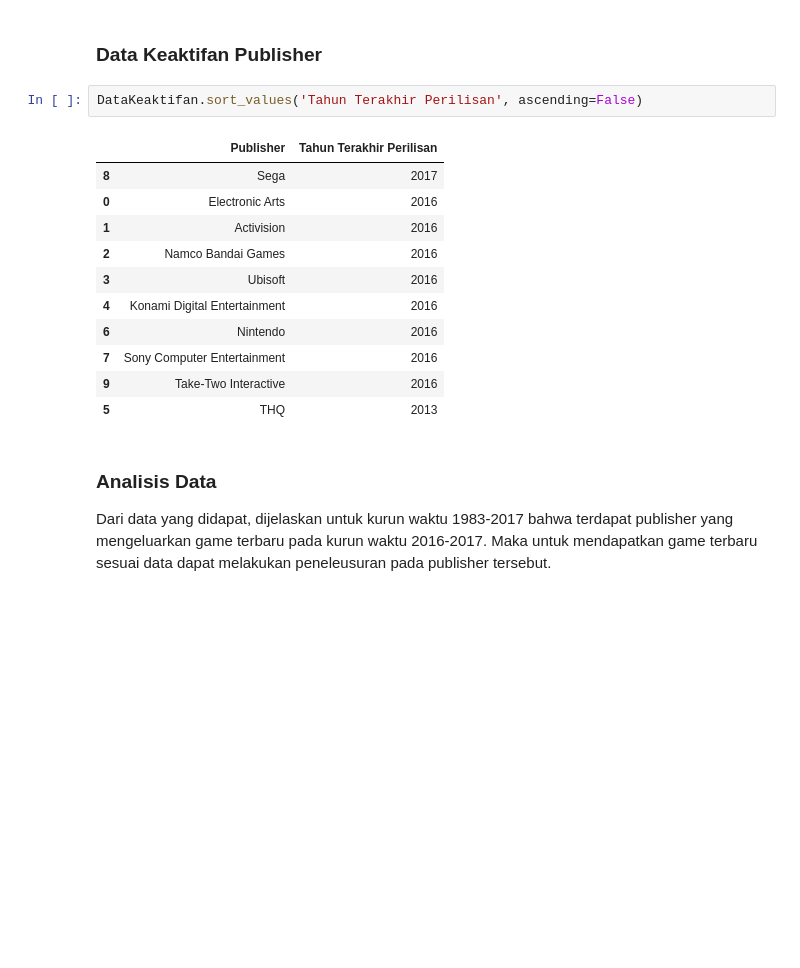
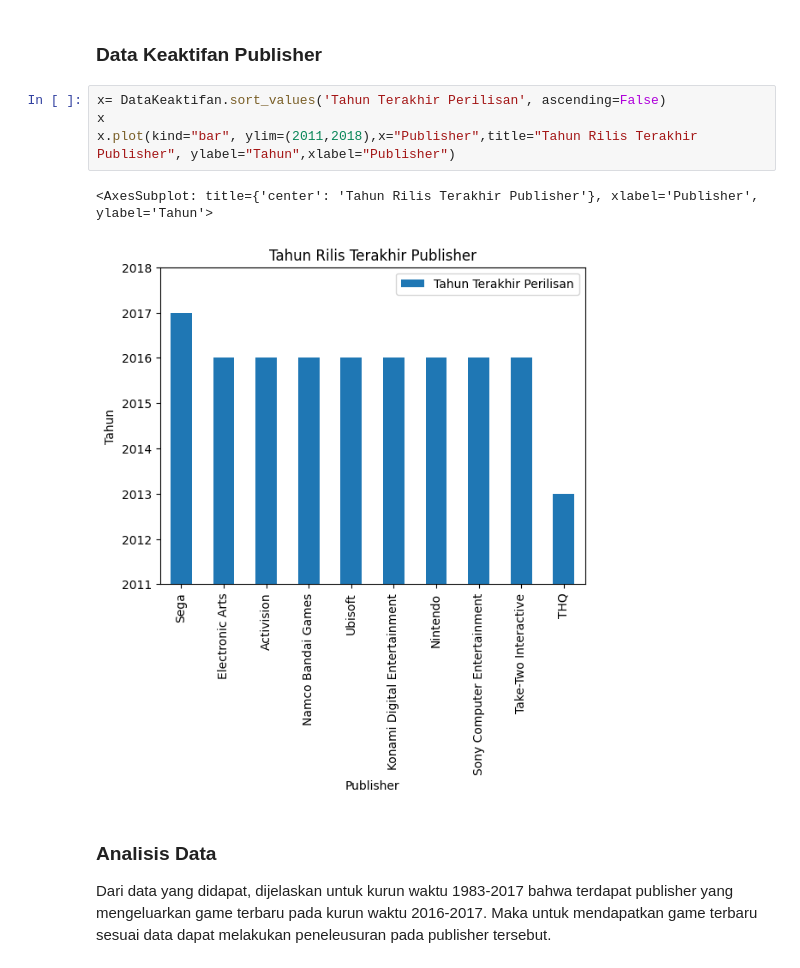
Before and after one commit to Astha47/Tugas-Besar-Analisis-Data-Kelompok-8, a Jupyter notebook: Main.ipynb, the cells around one changed output. Saved outputs shown, nothing was run; the diff lists cells and outputs as text; blank space fills up the shorter version.

Commit message:
Menambah visualisasi chart untuk data rilis terakhir

```diff
--- a/Main.ipynb
+++ b/Main.ipynb
@@ -567,20 +567,13 @@ plt.show()
 ... (8 outputs left out)
 # %% [markdown]
 ### Data Keaktifan Publisher
-# %%
-DataKeaktifan.sort_values('Tahun Terakhir Perilisan', ascending=False)
-# %% [output]
-|  | Publisher | Tahun Terakhir Perilisan |
-| 8 | Sega | 2017 |
-| 0 | Electronic Arts | 2016 |
-| 1 | Activision | 2016 |
-| 2 | Namco Bandai Games | 2016 |
-| 3 | Ubisoft | 2016 |
-| 4 | Konami Digital Entertainment | 2016 |
-| 6 | Nintendo | 2016 |
-| 7 | Sony Computer Entertainment | 2016 |
-| 9 | Take-Two Interactive | 2016 |
-| 5 | THQ | 2013 |
+# %%
+x= DataKeaktifan.sort_values('Tahun Terakhir Perilisan', ascending=False)
+x
+x.plot(kind="bar", ylim=(2011,2018),x="Publisher",title="Tahun Rilis Terakhir Publisher", ylabel="Tahun",xlabel="Publisher")
+# %% [output]
+<AxesSubplot: title={'center': 'Tahun Rilis Terakhir Publisher'}, xlabel='Publisher', ylabel='Tahun'>
+[figure, added]
 # %% [markdown]
 ### Analisis Data
 
```
Also changed, not shown: parts of 6 cells of this notebook.
